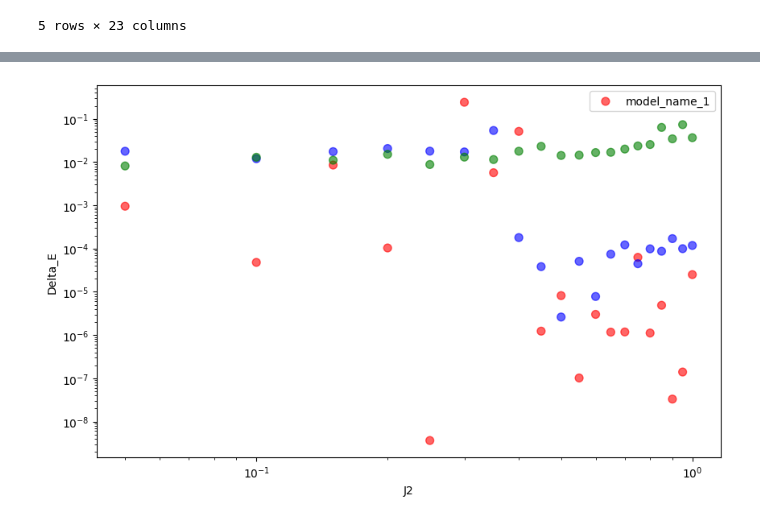
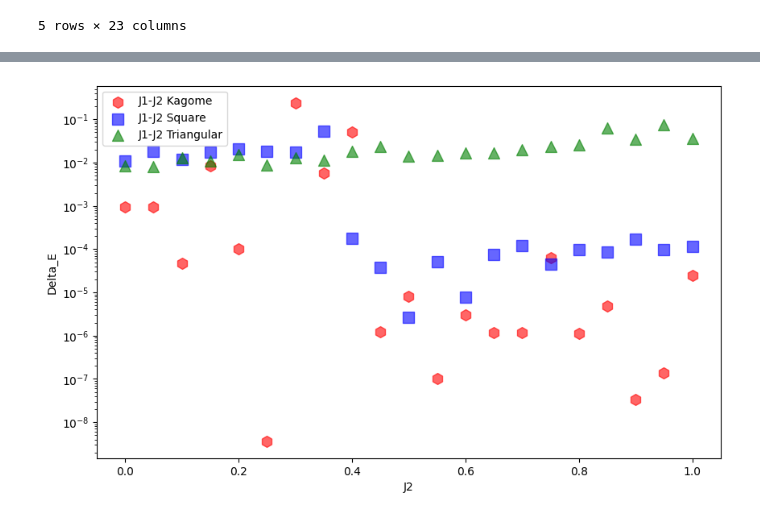
Before and after one commit to NilsNiggemann/DataMiningRBMs, a Jupyter notebook: datamine/perfvsclusterexpn.ipynb, the cells around one changed output, grey strips where cells are left out. Cells and saved outputs as stored; diff of their text form; code cells hidden in the pictures.

```diff
--- a/datamine/perfvsclusterexpn.ipynb
+++ b/datamine/perfvsclusterexpn.ipynb
@@ -326,14 +334,24 @@ X_test.describe()
 # %%
-color_map = {'J1-J2 Kagome': 'red', 'J1-J2 Triangular': 'green', 'J1-J2 Square': 'blue'}  # Adjust these to match your actual model names
+%matplotlib inline
+color_map = {'J1-J2 Kagome': 'red', 'J1-J2 Triangular': 'green', 'J1-J2 Square': 'blue'}
+marker_map = {'J1-J2 Kagome': 'h', 'J1-J2 Triangular': '^', 'J1-J2 Square': 's'}  # h=hexagon, ^=triangle, s=square
 colors = heisenberg_df['model_name'].map(color_map)
-plt.figure(figsize=(10, 6))
-plt.scatter(heisenberg_df['J2'], heisenberg_df['Delta_E'], c=colors, alpha=0.6, s=50)
-plt.xscale('log')
-plt.yscale('log')
-plt.xlabel('J2')
-plt.ylabel('Delta_E')
-plt.legend(['model_name_1', 'model_name_2', 'model_name_3'], loc='best')
+markers = heisenberg_df['model_name'].map(marker_map)
+
+fig, ax = plt.subplots(figsize=(10, 6))
+
+for model_name in heisenberg_df['model_name'].unique():
+    mask = heisenberg_df['model_name'] == model_name
+    ax.scatter(heisenberg_df[mask]['J2'], heisenberg_df[mask]['Delta_E'],
+               c=color_map[model_name], marker=marker_map[model_name],
+               label=model_name, alpha=0.6, s=100)
+
+# ax.set_xscale('log')
+ax.set_yscale('log')
+ax.set_xlabel('J2')
+ax.set_ylabel('Delta_E')
+ax.legend(loc='best')
 plt.show()
 # %% [output]
-[figure, old version]
+[figure, new version]
 # %%
```
Also changed, not shown: parts of 13 cells of this notebook, 4 other files.
